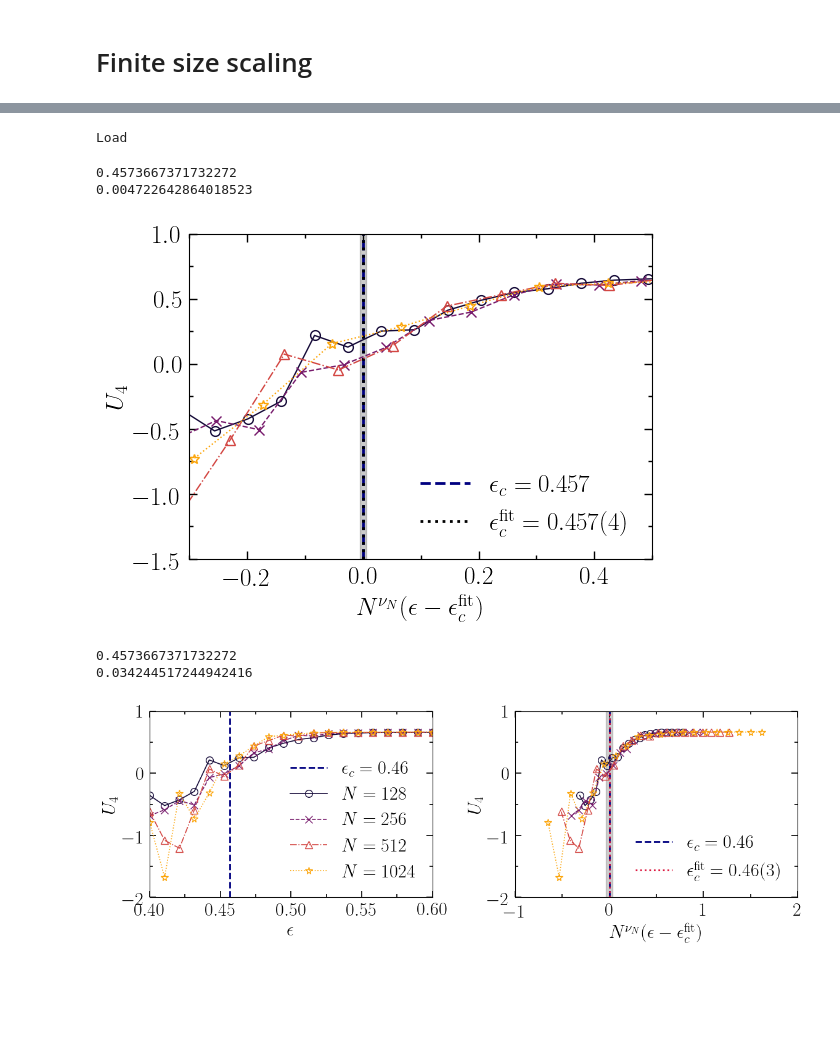
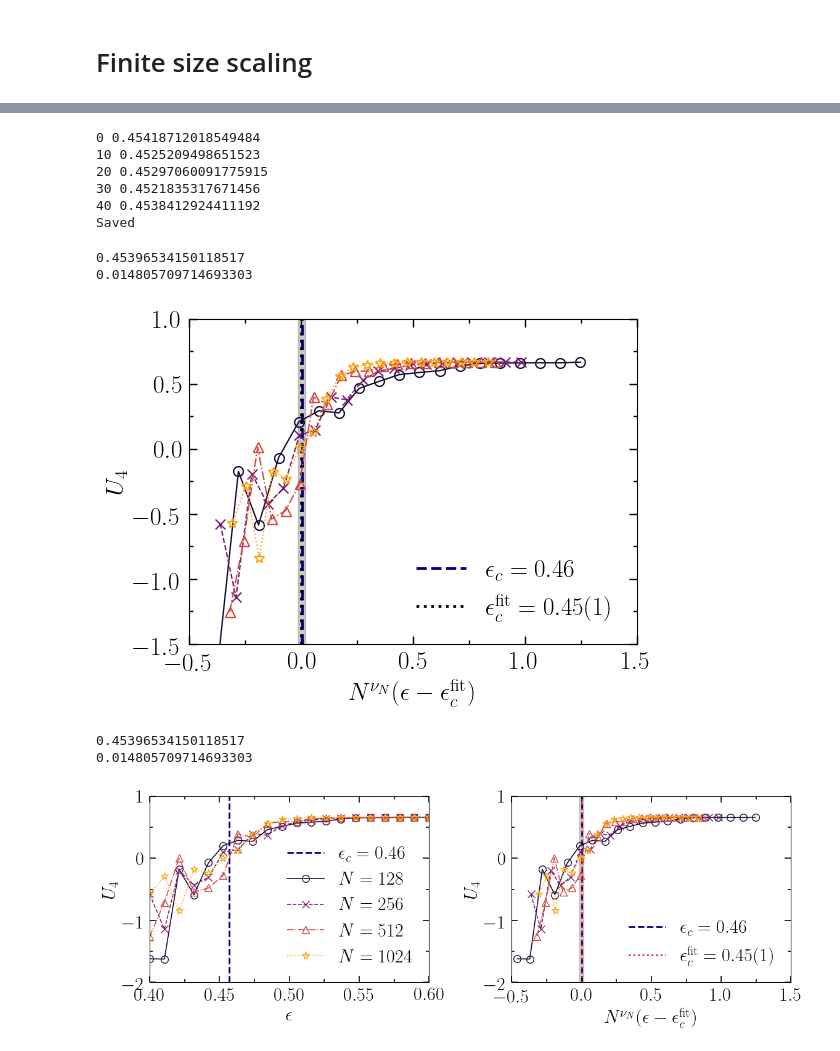
Before and after one commit to f-damico/BBP_in_SGD, a Jupyter notebook: src/notebooks/0.Linear_model.ipynb, the cells around one changed output, grey strips where cells are left out. Cells and saved outputs as stored; diff of their text form; code cells hidden in the pictures; blank space fills up the shorter version.

```diff
--- a/src/notebooks/0.Linear_model.ipynb
+++ b/src/notebooks/0.Linear_model.ipynb
@@ -2229,7 +1292,7 @@ plt.show()
 # %%
 set_rc(scale=1.2)
 
-U4 = 1. - np.mean(q2_lists**4, axis=-1)/(3. * np.mean(q2_lists**2, axis=-1)**2)
+U4 = 1. - np.mean(q2_fss**4, axis=-1)/(3. * np.mean(q2_fss**2, axis=-1)**2)
 
 figure_id = "U4_fss"
 
@@ -2314,19 +1377,19 @@ guess = [
 ]
 
 bounds = (
-    [ec_t - 0.1,
+    [ec_t - 1,
      0., # rho_inf
      -2, # c
      0.01, # theta
-     -np.inf, -np.inf, -10, # pade a
+     -np.inf, -np.inf, -np.inf, # pade a
      -np.inf, -np.inf # pade b
     ],
-    [ec_t + 0.1,
+    [ec_t + 1,
      1., # rho_inf
-     10, # c
+     np.inf, # c
      10, # theta
-     1., 10, 10, # pade a
-     10, 20 # pade b
+     1., np.inf, 10, # pade a
+     10, np.inf # pade b
     ]
 )
 
@@ -2334,7 +1397,7 @@ result = least_squares(
     chisq_res,
     guess,
     bounds = bounds,
-    args=(q2_lists, pade22, x_plot, L_list),
+    args=(q2_fss, pade22, x_plot, L_list),
 #     method="trf"
 )
 
@@ -2381,12 +1444,12 @@ plt.show()
 # %%
 # Jackknife
 
-n = q2_lists.shape[-1]
+n = q2_fss.shape[-1]
 q2_jk = np.empty((len(L_list), len(x_plot), n, n-1))
 for L in range(len(L_list)):
     for e in range(len(x_plot)):
         for i in range(n):
-            q2_jk[L,e,i] = np.r_[q2_lists[L,e,:i], q2_lists[L,e,i+1:]]
+            q2_jk[L,e,i] = np.r_[q2_fss[L,e,:i], q2_fss[L,e,i+1:]]
 # %%
 try:
     with np.load(data_dir0+"fss.npz") as file:
@@ -2410,15 +1473,15 @@ except:
          0., # rho_inf
          -2, # c
          0.01, # theta
-         0., 0., -10, # pade a
-         0., 0. # pade b
+         -np.inf, -10, -np.inf, # pade a
+         -np.inf, -np.inf # pade b
         ],
         [ec_t + 0.1,
-         3, # rho_inf
+         1., # rho_inf
          10, # c
          10, # theta
-         1., 10, 10, # pade a
-         10, 20 # pade b
+         1., np.inf, 10, # pade a
+         10, np.inf # pade b
         ]
     )
 
@@ -2443,19 +1506,24 @@ except:
             method="trf"
         )
 
-        if i % 100 == 0:
+        if i % 10 == 0:
             print(i, result.x[0])
 
         results[i] = result.x.copy()
     np.savez(data_dir0+"fss.npz", results=results)
     print("Saved")
 # %% [output]
-Load
+0 0.45418712018549484
+10 0.4525209498651523
+20 0.45297060091775915
+30 0.4521835317671456
+40 0.4538412924411192
+Saved
 # %%
 set_rc(scale=1)
 
 means = np.mean(results, axis=0)
-errs = np.sqrt(19)*np.std(results, axis=0)
+errs = np.sqrt(n - 1)*np.std(results, axis=0)
 ec_jk = means[0]
 ec_err_jk = errs[0]
 print(ec_jk)
@@ -2472,43 +1540,43 @@ fig, axs = plt.subplots(1, n_fig,
                         figsize=(n_fig*get_rc()['W'], get_rc()['W']*get_rc()['r']))
 
 pade = pade22
 
 axs.axvline(ec_t - ec_jk, ls='--', lw=2, color='navy',
-            label=r"$\epsilon_c = %.3f$"%(ec_t))
+            label=r"$\epsilon_c = %.2f$"%(ec_t))
 
 axs.axvline(0, ls=':', lw=2, color='k',
-            label=r"$\epsilon_c^{\rm fit} = %.3f (4)$"%(ec_jk))
+            label=r"$\epsilon_c^{\rm fit} = %.2f (1)$"%(ec_jk))
 axs.fill_between(np.linspace(-ec_err_jk, ec_err_jk), -1.5, 1, alpha=0.2, color='k')
 
 rescale_L = L_list**rho(L_list, rho_inf_jk, c_jk, theta_jk)
 
 for i in range(len(L_list)):
     x_res = (x_plot - ec_jk)*rescale_L[i]
     axs.plot(x_res, U4[i], color=cmap[i], )#label=r"$N=%d$"%(L_list[i]))
 
 nice_style(axs,
-           xlim=(-0.3, 0.5),
+           xlim=(-0.5, 1.5),
            ylim=(-1.5, 1.),
            xlabel=r"$N^{\nu_N}(\epsilon - \epsilon_c^{\rm fit})$",
            ylabel=r"$U_4$")
 
 plt.legend(loc='lower right',
            facecolor='white',
            framealpha=1., frameon=False, edgecolor='k')
 
 plt.tight_layout()
 
 plt.savefig(plot_dir0+"linear_"+figure_id+".pdf")
 
 plt.show()
 # %% [output]
-0.4573667371732272
-0.004722642864018523
+0.45396534150118517
+0.014805709714693303
-[figure, old version]
+[figure, new version]
 # %%
 set_rc(scale=1.2)
 
-U4 = 1. - np.mean(q2_lists**4, axis=-1)/(3. * np.mean(q2_lists**2, axis=-1)**2)
+U4 = 1. - np.mean(q2_fss**4, axis=-1)/(3. * np.mean(q2_fss**2, axis=-1)**2)
 
 figure_id = "U4_fss_fit"
 
@@ -2540,7 +1608,7 @@ axs[0].legend(
 ###########
 
 means = np.mean(results, axis=0)
-errs = np.sqrt(999)*np.std(results, axis=0)
+errs = np.sqrt(n-1)*np.std(results, axis=0)
 ec_jk = means[0]
 ec_err_jk = errs[0]
 print(ec_jk)
@@ -2556,7 +1624,7 @@ axs[1].axvline(ec_t - ec_jk, ls='--', lw=2, color='navy',
             label=r"$\epsilon_c = %.2f$"%(ec_t))
 
 axs[1].axvline(0, ls=':', lw=2, color='crimson',
-            label=r"$\epsilon_c^{\rm fit} = %.2f (3)$"%(ec_jk))
+            label=r"$\epsilon_c^{\rm fit} = %.2f (1)$"%(ec_jk))
 axs[1].fill_between(np.linspace(-ec_err_jk, ec_err_jk), -2, 1, alpha=0.2, color='k')
 
 rescale_L = L_list**rho(L_list, rho_inf_jk, c_jk, theta_jk)
@@ -2566,7 +1634,7 @@ for i in range(len(L_list)):
     axs[1].plot(x_res, U4[i], color=cmap[i])#label=r"$N=%d$"%(L_list[i]))
 
 nice_style(axs[1],
-           xlim=(-1, 2.),
+           xlim=(-0.5, 1.5),
            ylim=(-2, 1.),
            xlabel=r"$N^{\nu_N}(\epsilon - \epsilon_c^{\rm fit})$",
            ylabel=r"$U_4$")
@@ -2582,6 +1650,6 @@ plt.savefig(plot_dir0+"linear_"+figure_id+".pdf")
 
 plt.show()
 # %% [output]
-0.4573667371732272
-0.034244517244942416
+0.45396534150118517
+0.014805709714693303
-[figure, old version]
+[figure, new version]
```
Also changed, not shown: parts of 37 cells of this notebook, 7 other files.
